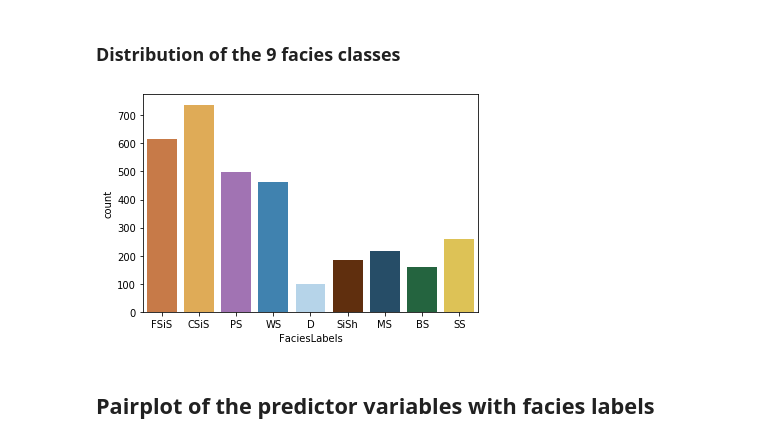
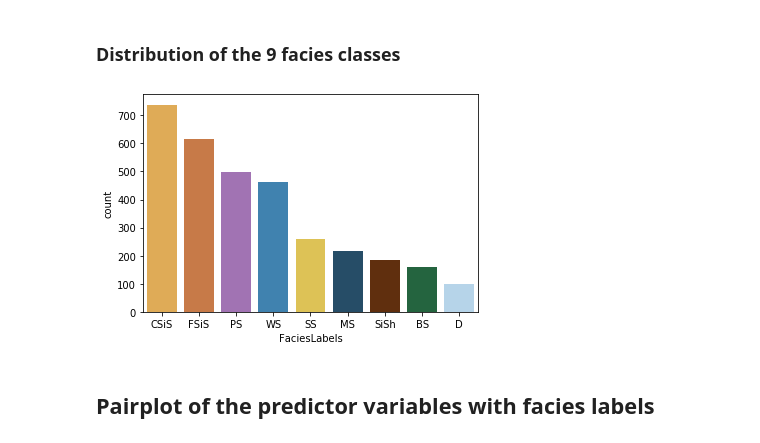
Before and after one commit to mdani38/facies, a Jupyter notebook: code/Facies_Classification_CNN.ipynb, the cells around one changed output. Cells and saved outputs as stored; diff of their text form; code cells hidden in the pictures.

Commit message:
Changed plotting function

```diff
--- a/code/Facies_Classification_CNN.ipynb
+++ b/code/Facies_Classification_CNN.ipynb
@@ -31,7 +33,7 @@ from faciesplot import label_facies, make_facies_log_plot, compare_facies_plot
 # %% [markdown]
 ## Exploratory Visualizations
 # %%
-data = pd.read_csv('data/training_data_clean.csv')
+data = pd.read_csv('../data/training_data_clean.csv')
 # %%
 data
 # %% [output]
@@ -82,10 +84,10 @@ make_facies_log_plot(
 # %% [markdown]
 ### Distribution of the 9 facies classes
 # %%
-sns.countplot(x = 'FaciesLabels', palette = facies_colmap, data = data)
+sns.countplot(x = 'FaciesLabels', palette = facies_colmap, data = data, order = data['FaciesLabels'].value_counts().index)
 plt.show()
 # %% [output]
-[figure, old version]
+[figure, new version]
 # %% [markdown]
 ## Pairplot of the predictor variables with facies labels
 # %%
```
Also changed, not shown: parts of 1 cell of this notebook.
